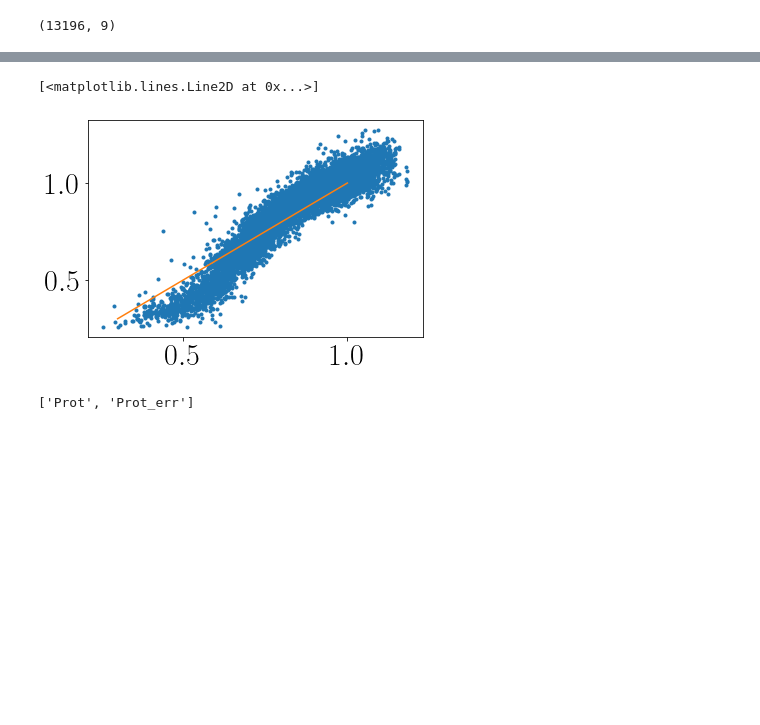
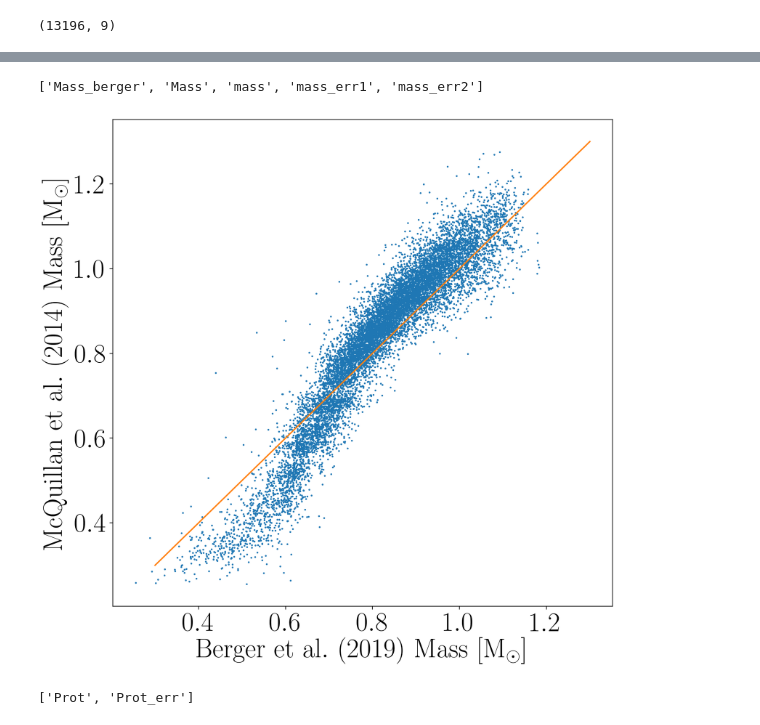
Before and after one commit to RuthAngus/kinematics-and-rotation, a Jupyter notebook: figure_codez/Main_figure_2.ipynb, the cells around one changed output, grey strips where cells are left out. Cells and saved outputs as stored; diff of their text form; code cells hidden in the pictures; blank space fills up the shorter version.

```diff
--- a/figure_codez/Main_figure_2.ipynb
+++ b/figure_codez/Main_figure_2.ipynb
@@ -293,12 +293,19 @@ plt.errorbar(sdf.Prot, sdf.sigma_vb, yerr=sdf.sigma_vb_err, fmt="k.", zorder=0,
 # %%
 sdf.to_csv("table_data.csv", index=False)
+# %%
+print([col for col in gaia_mc.columns if "ass" in col])
+# %% [output]
+['Mass_berger', 'Mass', 'mass', 'mass_err1', 'mass_err2']
 # %%
-plt.plot(gaia_mc.Mass_berger, gaia_mc.Mass, ".")
-xs = np.linspace(.3, 1, 100)
+plt.figure(figsize=(10, 10), dpi=200)
+plt.plot(gaia_mc.Mass_berger, gaia_mc.Mass, ".", ms=2)
+xs = np.linspace(.3, 1.3, 100)
 plt.plot(xs, xs, "C1")
+plt.xlabel("$\mathrm{Berger~et~al.~(2019)~Mass~[M_\odot]}$")
+plt.ylabel("$\mathrm{McQuillan~et~al.~(2014)~Mass~[M_\odot]}$")
+plt.savefig("berger_vs_mcquillan_mass")
 # %% [output]
-[<matplotlib.lines.Line2D at 0x...>]
-[figure, old version]
+[figure, new version]
 # %%
 print([col for col in gaia_mc.columns if "Prot" in col])
 # %% [output]
```
Also changed, not shown: parts of 6 cells of this notebook, 3 other files.
